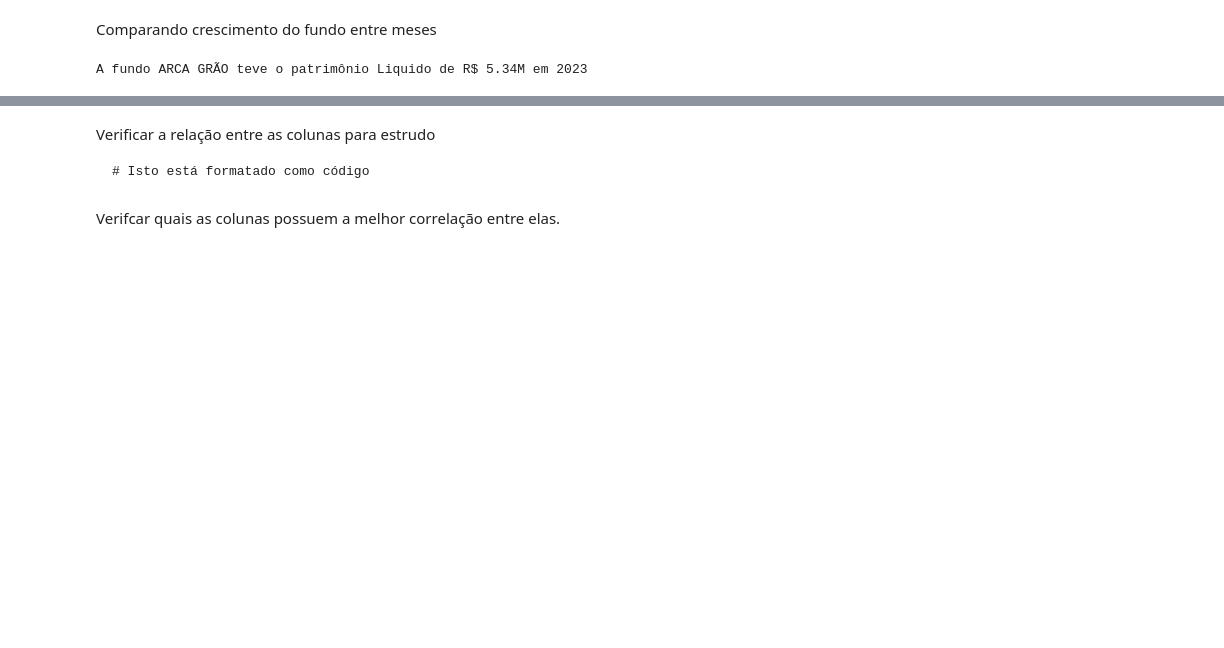
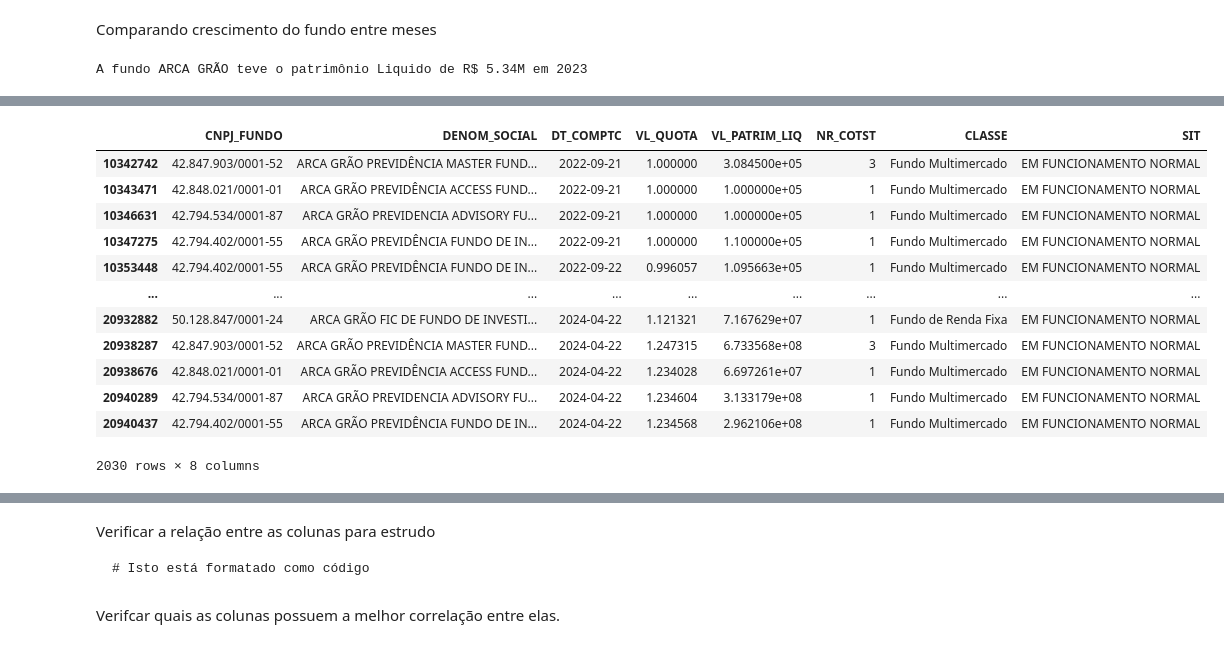
Before and after one commit to robsonbatista/BD_model, a Jupyter notebook: Projetos/Análise Exploratória de Dados/Fundos_Imobiliários.ipynb, the cells around one changed output, grey strips where cells are left out. Drawn from its saved outputs; the diff is of its cells as text; code cells hidden in the pictures; blank space fills up the shorter version.

```diff
--- a/Projetos/Análise Exploratória de Dados/Fundos_Imobiliários.ipynb
+++ b/Projetos/Análise Exploratória de Dados/Fundos_Imobiliários.ipynb
@@ -396 +411,17 @@ NameError: name 'fundo_primo_rico_retorno' is not defined
+# %%
+fundo_primo_rico
+# %% [output]
+|  | CNPJ_FUNDO | DENOM_SOCIAL | DT_COMPTC | VL_QUOTA | VL_PATRIM_LIQ | NR_COTST | CLASSE | SIT |
+| 10342742 | 42.847.903/0001-52 | ARCA GRÃO PREVIDÊNCIA MASTER FUND... | 2022-09-21 | 1.000000 | 3.084500e+05 | 3 | Fundo Multimercado | EM FUNCIONAMENTO NORMAL |
+| 10343471 | 42.848.021/0001-01 | ARCA GRÃO PREVIDÊNCIA ACCESS FUND... | 2022-09-21 | 1.000000 | 1.000000e+05 | 1 | Fundo Multimercado | EM FUNCIONAMENTO NORMAL |
+| 10346631 | 42.794.534/0001-87 | ARCA GRÃO PREVIDENCIA ADVISORY FU... | 2022-09-21 | 1.000000 | 1.000000e+05 | 1 | Fundo Multimercado | EM FUNCIONAMENTO NORMAL |
+| 10347275 | 42.794.402/0001-55 | ARCA GRÃO PREVIDÊNCIA FUNDO DE IN... | 2022-09-21 | 1.000000 | 1.100000e+05 | 1 | Fundo Multimercado | EM FUNCIONAMENTO NORMAL |
+| 10353448 | 42.794.402/0001-55 | ARCA GRÃO PREVIDÊNCIA FUNDO DE IN... | 2022-09-22 | 0.996057 | 1.095663e+05 | 1 | Fundo Multimercado | EM FUNCIONAMENTO NORMAL |
+| ... | ... | ... | ... | ... | ... | ... | ... | ... |
+| 20932882 | 50.128.847/0001-24 | ARCA GRÃO FIC DE FUNDO DE INVESTI... | 2024-04-22 | 1.121321 | 7.167629e+07 | 1 | Fundo de Renda Fixa | EM FUNCIONAMENTO NORMAL |
+| 20938287 | 42.847.903/0001-52 | ARCA GRÃO PREVIDÊNCIA MASTER FUND... | 2024-04-22 | 1.247315 | 6.733568e+08 | 3 | Fundo Multimercado | EM FUNCIONAMENTO NORMAL |
+| 20938676 | 42.848.021/0001-01 | ARCA GRÃO PREVIDÊNCIA ACCESS FUND... | 2024-04-22 | 1.234028 | 6.697261e+07 | 1 | Fundo Multimercado | EM FUNCIONAMENTO NORMAL |
+| 20940289 | 42.794.534/0001-87 | ARCA GRÃO PREVIDENCIA ADVISORY FU... | 2024-04-22 | 1.234604 | 3.133179e+08 | 1 | Fundo Multimercado | EM FUNCIONAMENTO NORMAL |
+| 20940437 | 42.794.402/0001-55 | ARCA GRÃO PREVIDÊNCIA FUNDO DE IN... | 2024-04-22 | 1.234568 | 2.962106e+08 | 1 | Fundo Multimercado | EM FUNCIONAMENTO NORMAL |
+2030 rows × 8 columns
 # %%
```
Also changed, not shown: parts of 24 cells of this notebook.
